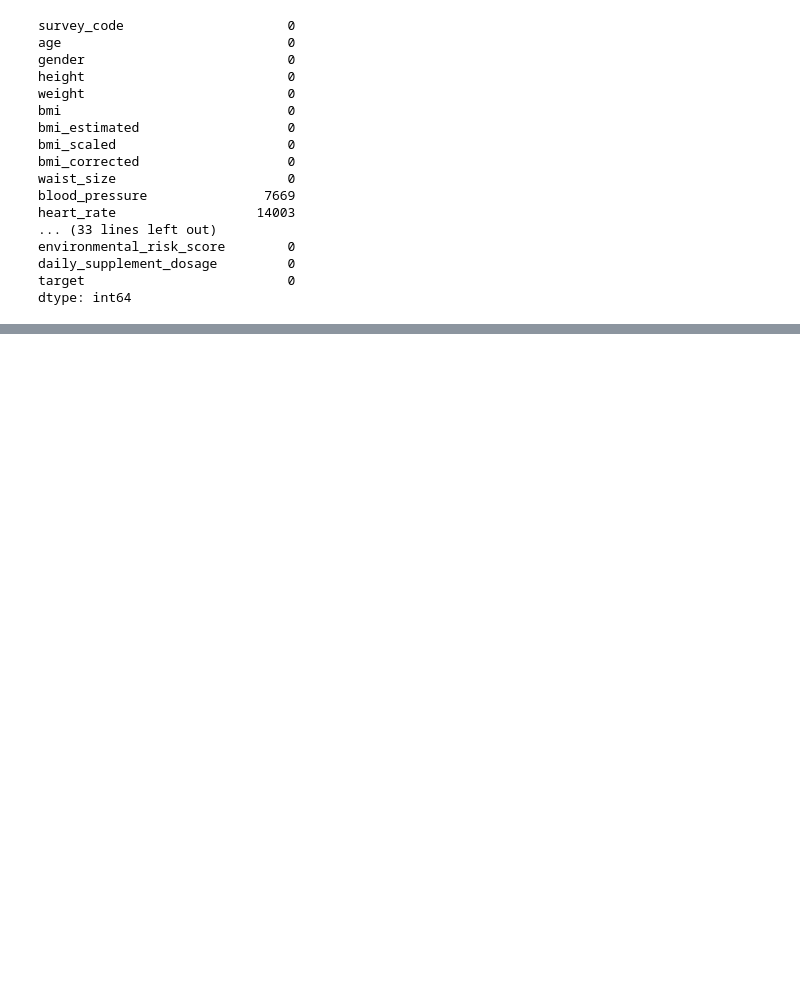
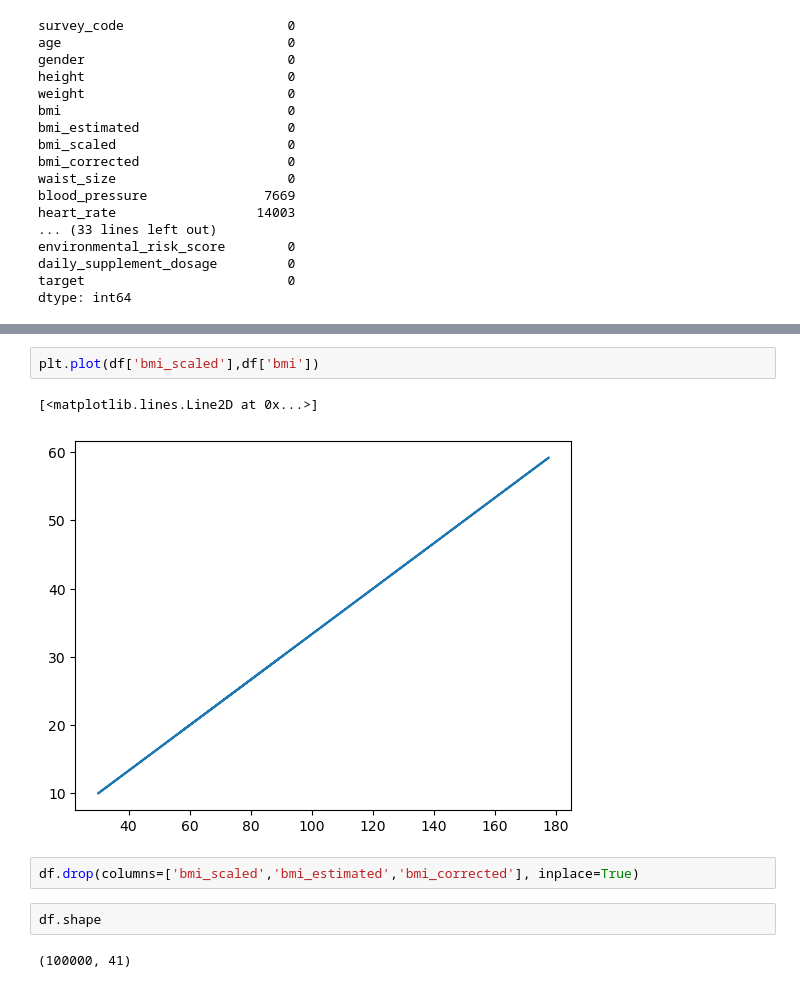
Before and after one commit to Tiyani-source/Disease_Risk_Prediction_from_Daily_Habits, a Jupyter notebook: training/Linal/training.ipynb, the cells around one changed output, grey strips where cells are left out. Saved outputs shown, nothing was run; the diff lists cells and outputs as text; blank space fills up the shorter version.

```diff
--- a/training/Linal/training.ipynb
+++ b/training/Linal/training.ipynb
@@ -63,0 +119,11 @@ dtype: int64
+# %%
+plt.plot(df['bmi_scaled'],df['bmi'])
+# %% [output]
+[<matplotlib.lines.Line2D at 0x...>]
+[figure, added]
+# %%
+df.drop(columns=['bmi_scaled','bmi_estimated','bmi_corrected'], inplace=True)
+# %%
+df.shape
+# %% [output]
+(100000, 41)
```
Also changed, not shown: parts of 9 cells of this notebook.
